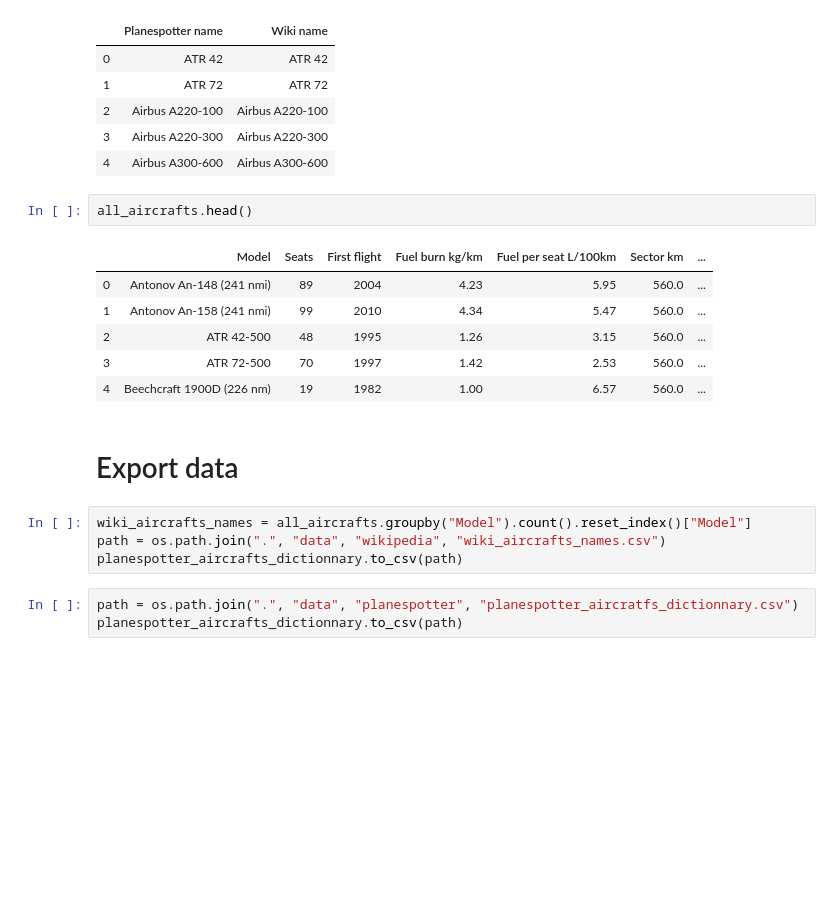
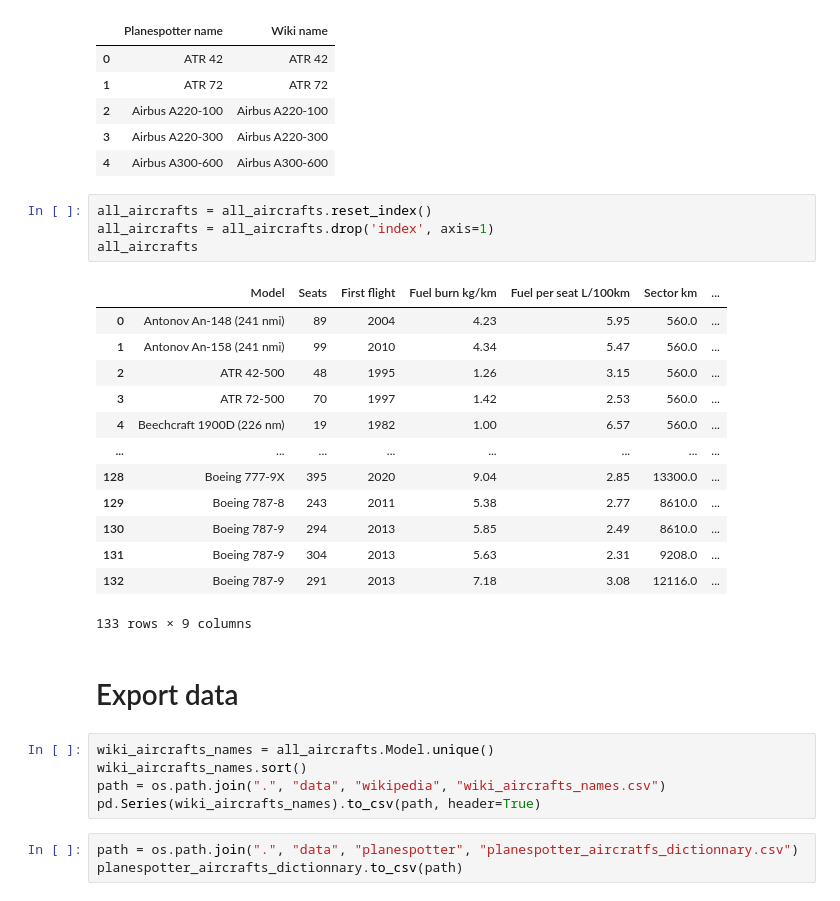
Before and after one commit to Jmion/aviation-co2-impact, a Jupyter notebook: planespotter.ipynb, the cells around one changed output. Saved outputs shown, nothing was run; the diff lists cells and outputs as text; blank space fills up the shorter version.

```diff
--- a/planespotter.ipynb
+++ b/planespotter.ipynb
@@ -32,21 +34,31 @@ planespotter_aircrafts_dictionnary.head()
 | 2 | Airbus A220-100 | Airbus A220-100 |
 | 3 | Airbus A220-300 | Airbus A220-300 |
 | 4 | Airbus A300-600 | Airbus A300-600 |
-# %%
-all_aircrafts.head()
-# %% [output]
-|  | Model | Seats | First flight | Fuel burn kg/km | Fuel per seat L/100km | Sector km | ... |
-| 0 | Antonov An-148 (241 nmi) | 89 | 2004 | 4.23 | 5.95 | 560.0 | ... |
-| 1 | Antonov An-158 (241 nmi) | 99 | 2010 | 4.34 | 5.47 | 560.0 | ... |
-| 2 | ATR 42-500 | 48 | 1995 | 1.26 | 3.15 | 560.0 | ... |
-| 3 | ATR 72-500 | 70 | 1997 | 1.42 | 2.53 | 560.0 | ... |
-| 4 | Beechcraft 1900D (226 nm) | 19 | 1982 | 1.00 | 6.57 | 560.0 | ... |
+# %%
+all_aircrafts = all_aircrafts.reset_index()
+all_aircrafts = all_aircrafts.drop('index', axis=1)
+all_aircrafts
+# %% [output]
+|  | Model | Seats | First flight | Fuel burn kg/km | Fuel per seat L/100km | Sector km | ... |
+| 0 | Antonov An-148 (241 nmi) | 89 | 2004 | 4.23 | 5.95 | 560.0 | ... |
+| 1 | Antonov An-158 (241 nmi) | 99 | 2010 | 4.34 | 5.47 | 560.0 | ... |
+| 2 | ATR 42-500 | 48 | 1995 | 1.26 | 3.15 | 560.0 | ... |
+| 3 | ATR 72-500 | 70 | 1997 | 1.42 | 2.53 | 560.0 | ... |
+| 4 | Beechcraft 1900D (226 nm) | 19 | 1982 | 1.00 | 6.57 | 560.0 | ... |
+| ... | ... | ... | ... | ... | ... | ... | ... |
+| 128 | Boeing 777-9X | 395 | 2020 | 9.04 | 2.85 | 13300.0 | ... |
+| 129 | Boeing 787-8 | 243 | 2011 | 5.38 | 2.77 | 8610.0 | ... |
+| 130 | Boeing 787-9 | 294 | 2013 | 5.85 | 2.49 | 8610.0 | ... |
+| 131 | Boeing 787-9 | 304 | 2013 | 5.63 | 2.31 | 9208.0 | ... |
+| 132 | Boeing 787-9 | 291 | 2013 | 7.18 | 3.08 | 12116.0 | ... |
+133 rows × 9 columns
 # %% [markdown]
 # Export data
 # %%
-wiki_aircrafts_names = all_aircrafts.groupby("Model").count().reset_index()["Model"]
+wiki_aircrafts_names = all_aircrafts.Model.unique()
+wiki_aircrafts_names.sort()
 path = os.path.join(".", "data", "wikipedia", "wiki_aircrafts_names.csv")
-planespotter_aircrafts_dictionnary.to_csv(path)
+pd.Series(wiki_aircrafts_names).to_csv(path, header=True)
 # %%
 path = os.path.join(".", "data", "planespotter", "planespotter_aircratfs_dictionnary.csv")
 planespotter_aircrafts_dictionnary.to_csv(path)
```
Also changed, not shown: parts of 19 cells of this notebook, 1 other file.
